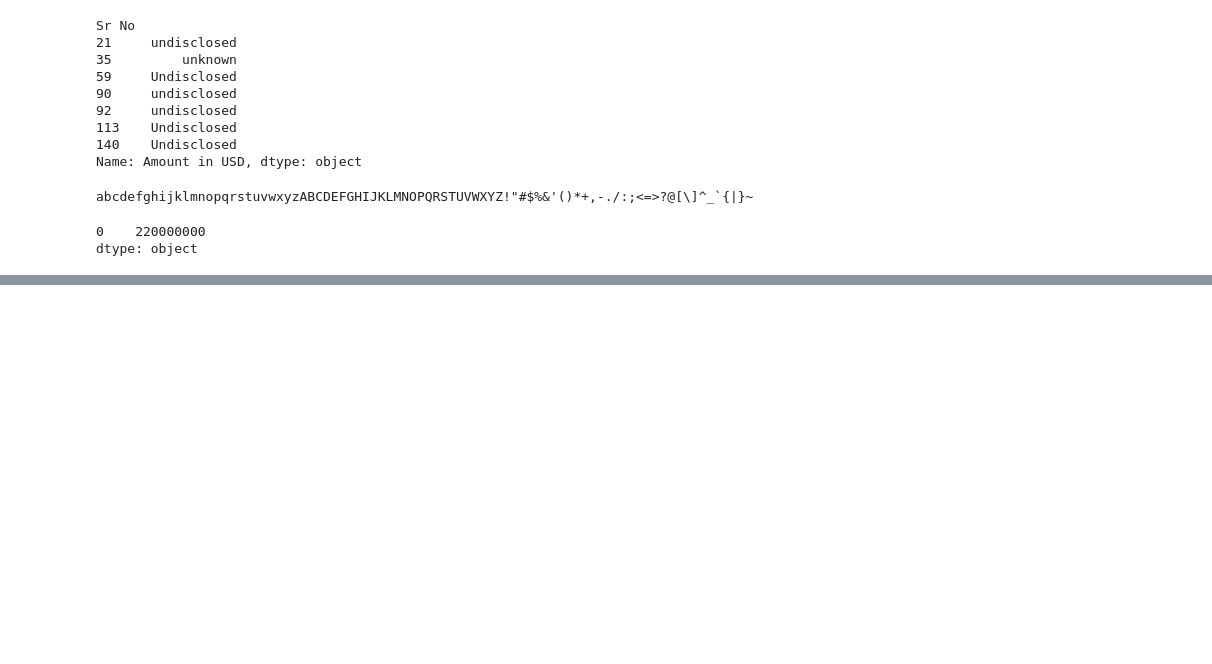
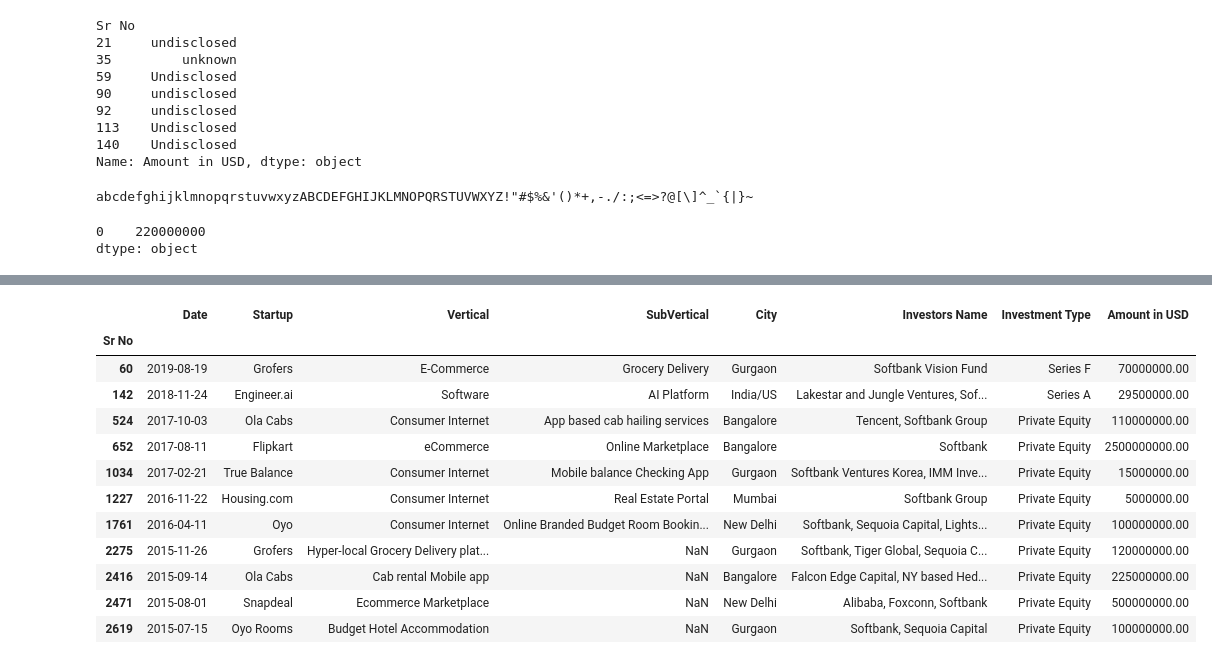
Before and after one commit to jasminjoy-S/Data-Analysis, a Jupyter notebook: analysis-indian-startup-funding.ipynb, the cells around one changed output, grey strips where cells are left out. Drawn from its saved outputs; the diff is of its cells as text; code cells hidden in the pictures; blank space fills up the shorter version.

```diff
--- a/analysis-indian-startup-funding.ipynb
+++ b/analysis-indian-startup-funding.ipynb
@@ -314,4 +353,0 @@ df[df['Amount in USD'].str.contains('\\\\\\\\xa0', na=False)]
-# %%
-df['Amount in USD'] = df['Amount in USD'].str.replace(u'\\\\xa0', '')
-# %%
-df['Amount in USD'] = df['Amount in USD'].astype('int')
@@ -336,2 +381,24 @@ memory usage: 214.0+ KB
+# %%
+# https://saturncloud.io/blog/how-to-suppress-scientific-notation-in-pandas/#:~:text=To%20suppress%20scientific%20notation%20in%20Pandas%2C%20you%20can%20use%20the,point%20numbers%20in%20your%20dataframe.
+pd.options.display.float_format = '{:.2f}'.format
+# %%
+#Analysing investors
+
+investor = 'Softbank'
+df[df['Investors Name'].str.contains(investor, na=False)]
+# %% [output]
+|  | Date | Startup | Vertical | SubVertical | City | Investors Name | Investment Type | Amount in USD |
+| Sr No |  |  |  |  |  |  |  |  |
+| 60 | 2019-08-19 | Grofers | E-Commerce | Grocery Delivery | Gurgaon | Softbank Vision Fund | Series F | 70000000.00 |
+| 142 | 2018-11-24 | Engineer.ai | Software | AI Platform | India/US | Lakestar and Jungle Ventures, Sof... | Series A | 29500000.00 |
+| 524 | 2017-10-03 | Ola Cabs | Consumer Internet | App based cab hailing services | Bangalore | Tencent, Softbank Group | Private Equity | 110000000.00 |
+| 652 | 2017-08-11 | Flipkart | eCommerce | Online Marketplace | Bangalore | Softbank | Private Equity | 2500000000.00 |
+| 1034 | 2017-02-21 | True Balance | Consumer Internet | Mobile balance Checking App | Gurgaon | Softbank Ventures Korea, IMM Inve... | Private Equity | 15000000.00 |
+| 1227 | 2016-11-22 | Housing.com | Consumer Internet | Real Estate Portal | Mumbai | Softbank Group | Private Equity | 5000000.00 |
+| 1761 | 2016-04-11 | Oyo | Consumer Internet | Online Branded Budget Room Bookin... | New Delhi | Softbank, Sequoia Capital, Lights... | Private Equity | 100000000.00 |
+| 2275 | 2015-11-26 | Grofers | Hyper-local Grocery Delivery plat... | NaN | Gurgaon | Softbank, Tiger Global, Sequoia C... | Private Equity | 120000000.00 |
+| 2416 | 2015-09-14 | Ola Cabs | Cab rental Mobile app | NaN | Bangalore | Falcon Edge Capital, NY based Hed... | Private Equity | 225000000.00 |
+| 2471 | 2015-08-01 | Snapdeal | Ecommerce Marketplace | NaN | New Delhi | Alibaba, Foxconn, Softbank | Private Equity | 500000000.00 |
+| 2619 | 2015-07-15 | Oyo Rooms | Budget Hotel Accommodation | NaN | Gurgaon | Softbank, Sequoia Capital | Private Equity | 100000000.00 |
 # %%
 # checking for na values
```
Also changed, not shown: parts of 32 cells of this notebook.
